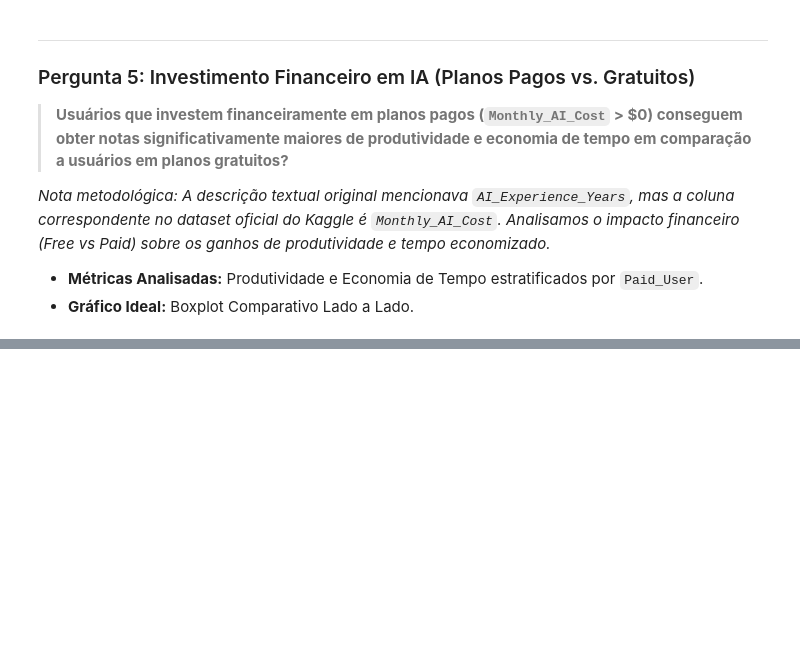
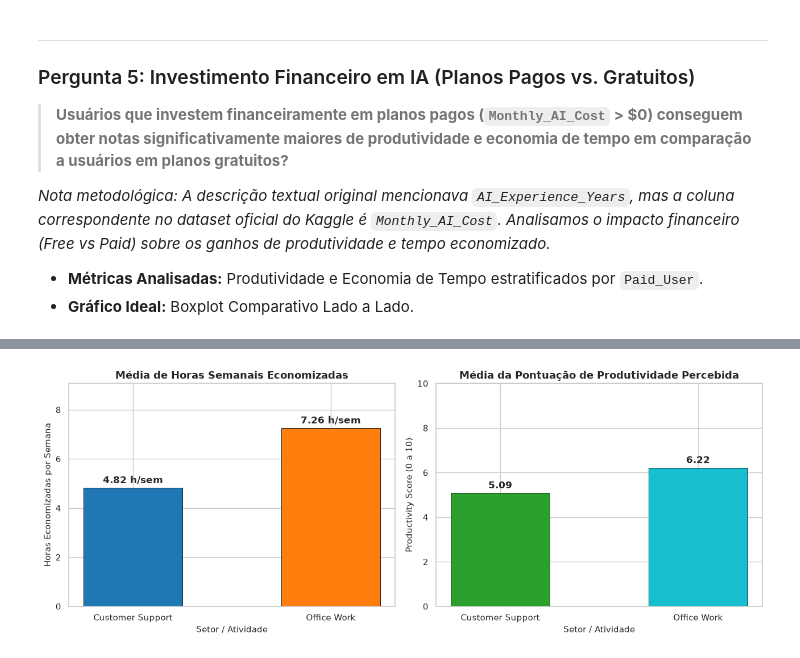
Before and after one commit to Sanak3/Proj-C11, a Jupyter notebook: notebooks/analise_projeto_c11.ipynb, the cells around one changed output, grey strips where cells are left out. Saved outputs shown, nothing was run; the diff lists cells and outputs as text; code cells hidden in the pictures; blank space fills up the shorter version.

```diff
--- a/notebooks/analise_projeto_c11.ipynb
+++ b/notebooks/analise_projeto_c11.ipynb
@@ -375,0 +613,11 @@ plt.show()
+# %%
+# Estatísticas descritivas para a Pergunta 9
+dados_p9 = df[df['AI_Purpose'].isin(['Customer Support', 'Office Work'])].dropna(
+    subset=['Time_Saved_Hours_Per_Week', 'Productivity_Score']
+).copy()
+
+resumo_p9 = dados_p9.groupby('AI_Purpose')[['Time_Saved_Hours_Per_Week', 'Productivity_Score']].agg(
+    ['count', 'mean', 'median', 'std']
+).round(2)
+
+display(resumo_p9)
@@ -375,0 +630,33 @@ plt.show()
+# %%
+# Visualização gráfica - Pergunta 9
+medias_tempo = dados_p9.groupby('AI_Purpose')['Time_Saved_Hours_Per_Week'].mean()
+medias_prod = dados_p9.groupby('AI_Purpose')['Productivity_Score'].mean()
+
+fig, axes = plt.subplots(1, 2, figsize=(13, 5))
+
+# 9.1: Horas economizadas
+bars1 = axes[0].bar(
+    medias_tempo.index, medias_tempo.values,
+    color=['#1f77b4', '#ff7f0e'], edgecolor='black', linewidth=0.6, width=0.5
+)
+axes[0].bar_label(bars1, fmt='%.2f h/sem', padding=3, fontweight='bold')
+axes[0].set_title('Média de Horas Semanais Economizadas', fontsize=13, fontweight='bold')
+axes[0].set_xlabel('Setor / Atividade', fontsize=11)
+axes[0].set_ylabel('Horas Economizadas por Semana', fontsize=11)
+axes[0].set_ylim(0, max(medias_tempo.values) * 1.25)
+
+# 9.2: Produtividade percebida
+bars2 = axes[1].bar(
+    medias_prod.index, medias_prod.values,
+    color=['#2ca02c', '#17becf'], edgecolor='black', linewidth=0.6, width=0.5
+)
+axes[1].bar_label(bars2, fmt='%.2f', padding=3, fontweight='bold')
+axes[1].set_title('Média da Pontuação de Produtividade Percebida', fontsize=13, fontweight='bold')
+axes[1].set_xlabel('Setor / Atividade', fontsize=11)
+axes[1].set_ylabel('Productivity Score (0 a 10)', fontsize=11)
+axes[1].set_ylim(0, 10)
+
+plt.tight_layout()
+plt.show()
+# %% [output]
+[figure, added]
```
Also changed, not shown: parts of 58 cells of this notebook, 13 other files.
